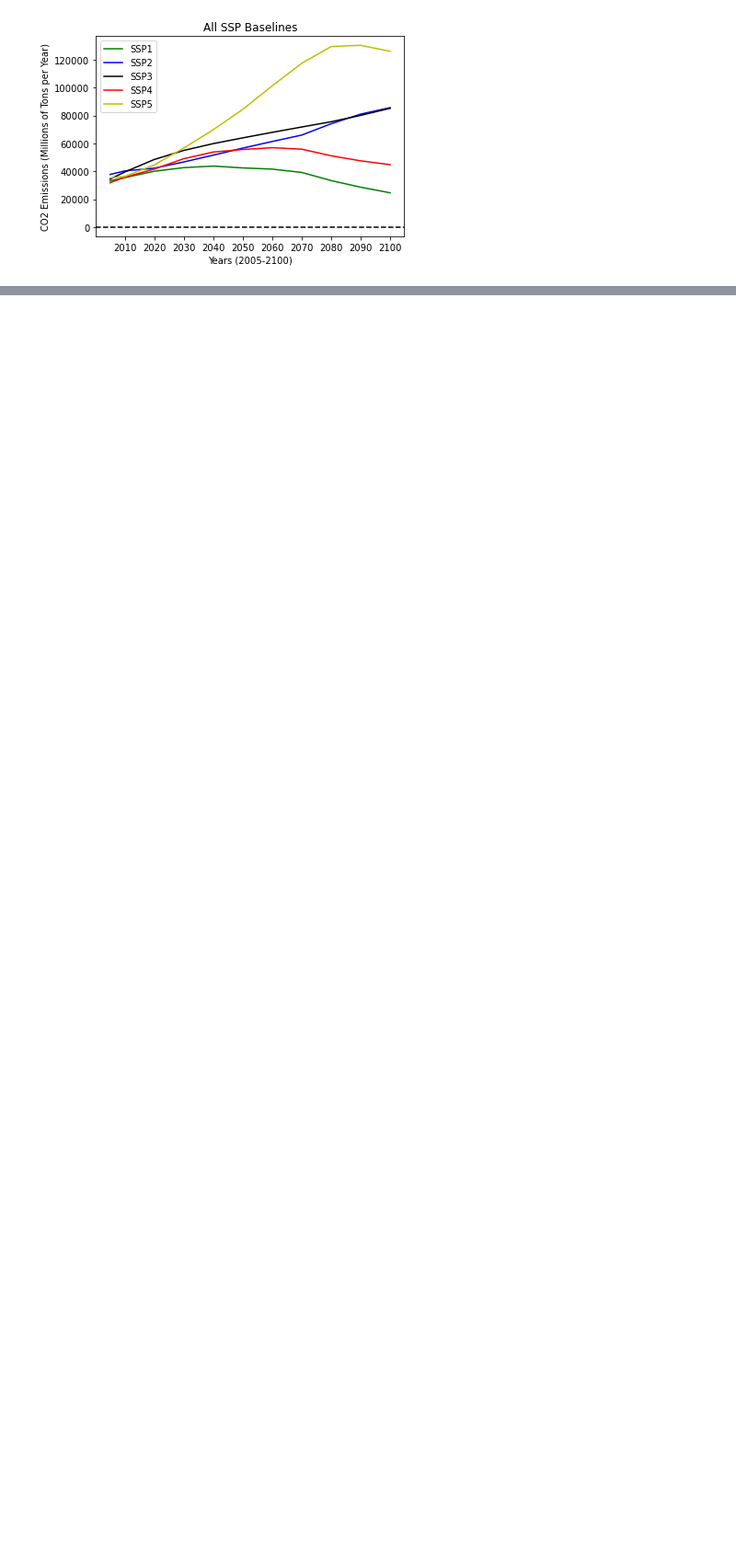
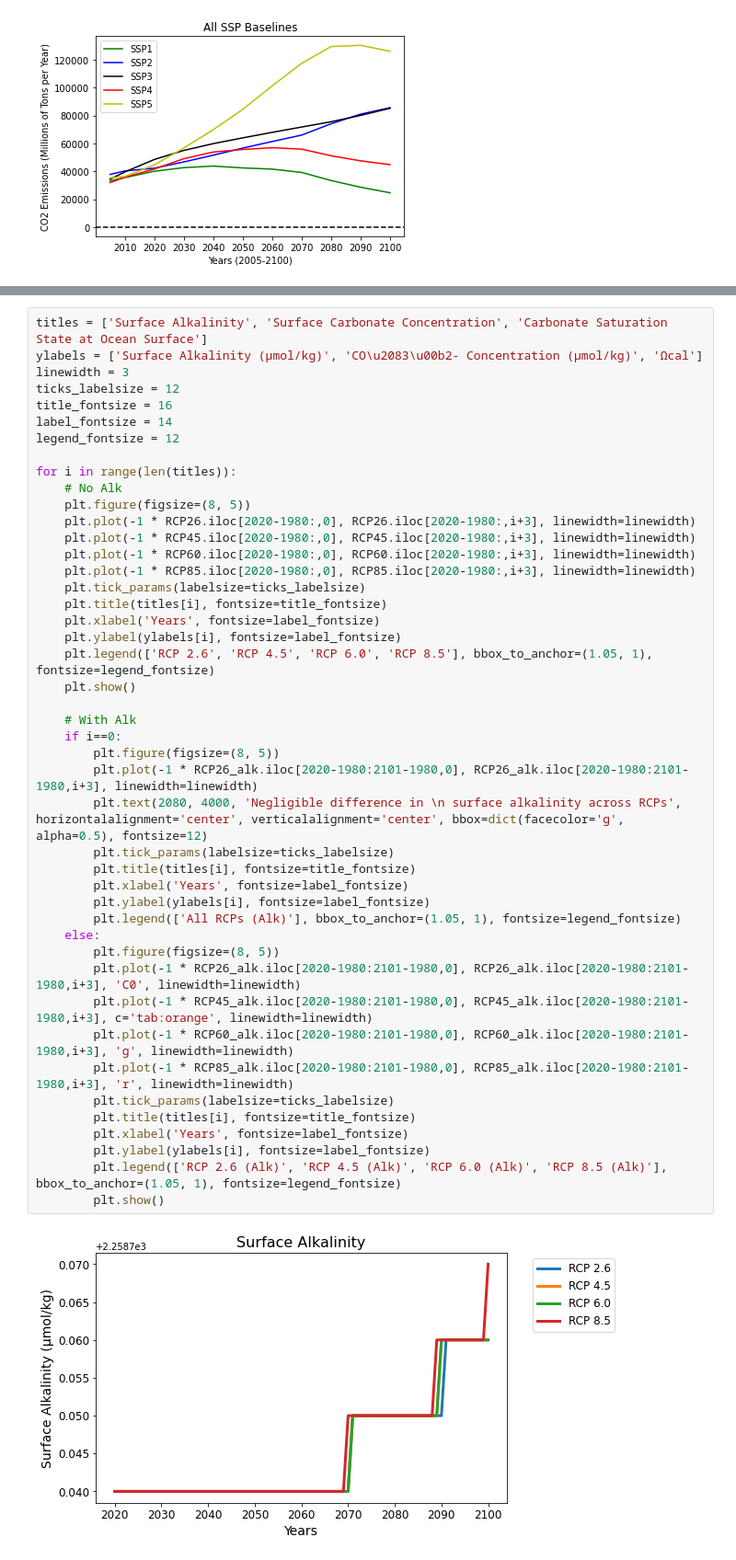
Before and after one commit to csun365/EPS-03, a Jupyter notebook: EPS-03.ipynb, the cells around one changed output, grey strips where cells are left out. Shown at 92% size. Cells and saved outputs as stored; diff of their text form; blank space fills up the shorter version.

```diff
--- a/EPS-03.ipynb
+++ b/EPS-03.ipynb
@@ -273,0 +307,47 @@ alk_scenario = pd.DataFrame(data=d, columns=['Year', 'Added Alkalinity (mol/year
+# %%
+titles = ['Surface Alkalinity', 'Surface Carbonate Concentration', 'Carbonate Saturation State at Ocean Surface']
+ylabels = ['Surface Alkalinity (µmol/kg)', 'CO\u2083\u00b2- Concentration (µmol/kg)', 'Ωcal']
+linewidth = 3
+ticks_labelsize = 12
+title_fontsize = 16
+label_fontsize = 14
+legend_fontsize = 12
+
+for i in range(len(titles)):
+    # No Alk
+    plt.figure(figsize=(8, 5))
+    plt.plot(-1 * RCP26.iloc[2020-1980:,0], RCP26.iloc[2020-1980:,i+3], linewidth=linewidth)
+    plt.plot(-1 * RCP45.iloc[2020-1980:,0], RCP45.iloc[2020-1980:,i+3], linewidth=linewidth)
+    plt.plot(-1 * RCP60.iloc[2020-1980:,0], RCP60.iloc[2020-1980:,i+3], linewidth=linewidth)
+    plt.plot(-1 * RCP85.iloc[2020-1980:,0], RCP85.iloc[2020-1980:,i+3], linewidth=linewidth)
+    plt.tick_params(labelsize=ticks_labelsize)
+    plt.title(titles[i], fontsize=title_fontsize)
+    plt.xlabel('Years', fontsize=label_fontsize)
+    plt.ylabel(ylabels[i], fontsize=label_fontsize)
+    plt.legend(['RCP 2.6', 'RCP 4.5', 'RCP 6.0', 'RCP 8.5'], bbox_to_anchor=(1.05, 1), fontsize=legend_fontsize)
+    plt.show()
+
+    # With Alk
+    if i==0:
+        plt.figure(figsize=(8, 5))
+        plt.plot(-1 * RCP26_alk.iloc[2020-1980:2101-1980,0], RCP26_alk.iloc[2020-1980:2101-1980,i+3], linewidth=linewidth)
+        plt.text(2080, 4000, 'Negligible difference in \n surface alkalinity across RCPs', horizontalalignment='center', verticalalignment='center', bbox=dict(facecolor='g', alpha=0.5), fontsize=12)
+        plt.tick_params(labelsize=ticks_labelsize)
+        plt.title(titles[i], fontsize=title_fontsize)
+        plt.xlabel('Years', fontsize=label_fontsize)
+        plt.ylabel(ylabels[i], fontsize=label_fontsize)
+        plt.legend(['All RCPs (Alk)'], bbox_to_anchor=(1.05, 1), fontsize=legend_fontsize)
+    else:
+        plt.figure(figsize=(8, 5))
+        plt.plot(-1 * RCP26_alk.iloc[2020-1980:2101-1980,0], RCP26_alk.iloc[2020-1980:2101-1980,i+3], 'C0', linewidth=linewidth)
+        plt.plot(-1 * RCP45_alk.iloc[2020-1980:2101-1980,0], RCP45_alk.iloc[2020-1980:2101-1980,i+3], c='tab:orange', linewidth=linewidth)
+        plt.plot(-1 * RCP60_alk.iloc[2020-1980:2101-1980,0], RCP60_alk.iloc[2020-1980:2101-1980,i+3], 'g', linewidth=linewidth)
+        plt.plot(-1 * RCP85_alk.iloc[2020-1980:2101-1980,0], RCP85_alk.iloc[2020-1980:2101-1980,i+3], 'r', linewidth=linewidth)
+        plt.tick_params(labelsize=ticks_labelsize)
+        plt.title(titles[i], fontsize=title_fontsize)
+        plt.xlabel('Years', fontsize=label_fontsize)
+        plt.ylabel(ylabels[i], fontsize=label_fontsize)
+        plt.legend(['RCP 2.6 (Alk)', 'RCP 4.5 (Alk)', 'RCP 6.0 (Alk)', 'RCP 8.5 (Alk)'], bbox_to_anchor=(1.05, 1), fontsize=legend_fontsize)
+        plt.show()
+# %% [output]
+[figure, added]
```
Also changed, not shown: parts of 12 cells of this notebook.
